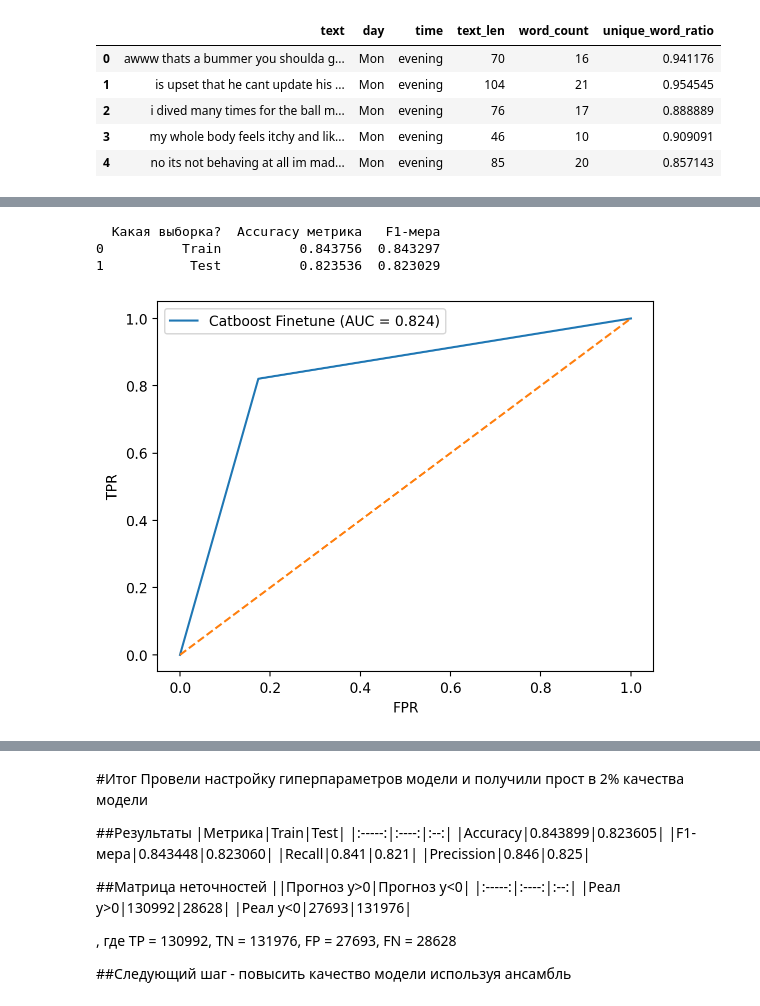
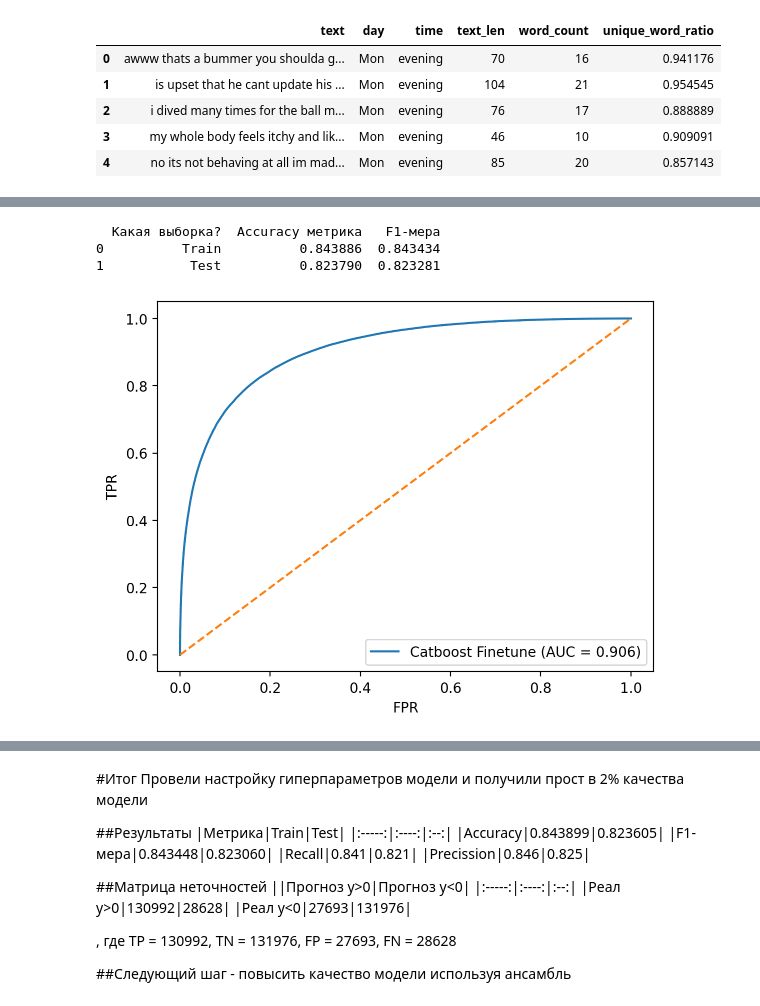
Before and after one commit to Irdorat/mood-analysis-by-tweet, a Jupyter notebook: notebooks/catboost_tuningv2_model.ipynb, the cells around one changed output, grey strips where cells are left out. Cells and saved outputs as stored; diff of their text form; code cells hidden in the pictures.

```diff
--- a/notebooks/catboost_tuningv2_model.ipynb
+++ b/notebooks/catboost_tuningv2_model.ipynb
@@ -97,7 +97,9 @@ Shrink model to first 6946 iterations.
 <catboost.core.CatBoostClassifier object at 0x...>
 # %%
 y_train_prediction_cb=model.predict(X_train)
+y_train_prediction_prob_cb=model.predict_proba(X_train)[:,1]
 y_test_prediction_cb=model.predict(X_test)
+y_test_prediction_prob_cb=model.predict_proba(X_test)[:,1]
 df=pd.DataFrame(
     {"Какая выборка?": ["Train","Test"],
      "Accuracy метрика": [accuracy_score(y_train, y_train_prediction_cb),accuracy_score(y_test,y_test_prediction_cb)],
@@ -107,23 +109,23 @@ df=pd.DataFrame(
 print(df)
 # %% [output]
   Какая выборка?  Accuracy метрика   F1-мера
-0          Train          0.843756  0.843297
-1           Test          0.823536  0.823029
+0          Train          0.843886  0.843434
+1           Test          0.823790  0.823281
 # %%
 #ROC-AUC
-fpr_cb, tpr_cb, _ = roc_curve(y_test, y_test_prediction_cb) #false positive rate (доля ложноположительных срабатываний), true positive rate (чувствительность recall)
+fpr_cb, tpr_cb, _ = roc_curve(y_test, y_test_prediction_prob_cb) #false positive rate (доля ложноположительных срабатываний), true positive rate (чувствительность recall)
 roc_auc_cb = auc(fpr_cb, tpr_cb) #AUC = 1 — идеальная классификация, 0.5 — случайная
 
 plt.plot(fpr_cb, tpr_cb, label=f'Catboost Finetune (AUC = {roc_auc_cb:.3f})')
 
 plt.plot([0,1],[0,1],'--') ## Эта линия соответствует случайной модели (AUC=0.5)
 plt.xlabel('FPR')
 plt.ylabel('TPR')
 plt.legend()
 plt.savefig('image/tune_catboost_roc_curve.png')
 plt.show()
 # %% [output]
-[figure, old version]
+[figure, new version]
 # %%
 cm = confusion_matrix(y_test, y_test_prediction_cb) #матрица неточностей, показывающая TP, FN, TN, FP
 cm_df = pd.DataFrame(
```
Also changed, not shown: parts of 4 cells of this notebook, 5 other files.
